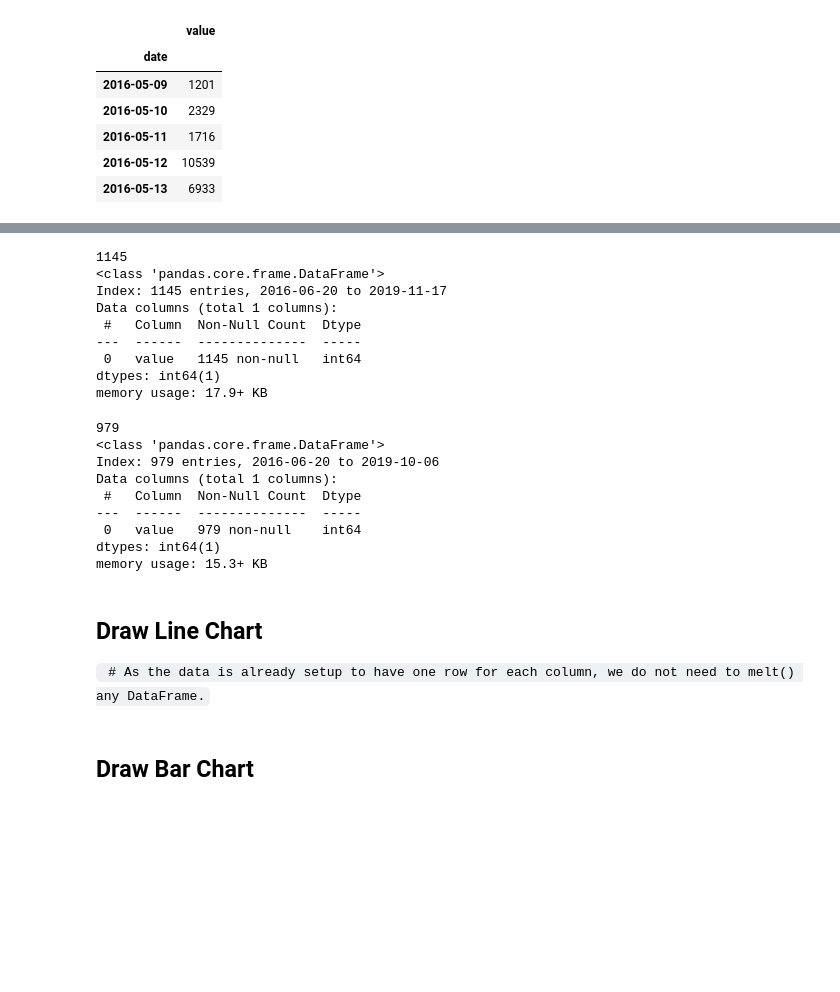
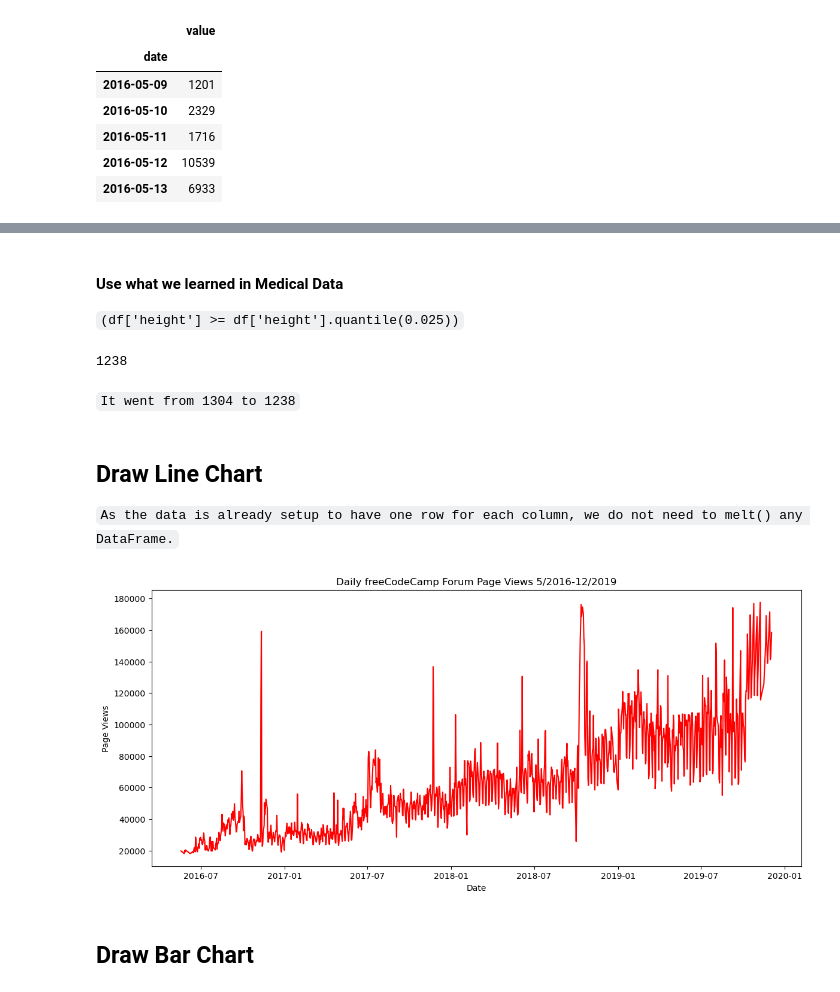
Before and after one commit to cattelia/FreeCodeCamp, a Jupyter notebook: FCC_8/finalStudies/time_series_visualizer/Exercises_1.ipynb, the cells around one changed output, grey strips where cells are left out. Drawn from its saved outputs; the diff is of its cells as text; code cells hidden in the pictures; blank space fills up the shorter version.

```diff
--- a/FCC_8/finalStudies/time_series_visualizer/Exercises_1.ipynb
+++ b/FCC_8/finalStudies/time_series_visualizer/Exercises_1.ipynb
@@ -11,6 +11,8 @@ register_matplotlib_converters()
 # %%
 # Import data (Make sure to parse dates. Consider setting index column to 'date'.)
-df = pd.read_csv('C:/Users/catte/Dropbox/Tech Learning/GitHub/FreeCodeCamp/FCC_8/finalStudies/time_series_visualizer/fcc-forum-pageviews.csv', index_col='date')
+df = pd.read_csv('C:/Users/catte/Dropbox/Tech Learning/GitHub/FreeCodeCamp/FCC_8/finalStudies/time_series_visualizer/fcc-forum-pageviews.csv')
+df["date"] = pd.to_datetime(df["date"])
+df = df.set_index('date')
 df.head()
 # %% [output]
 |  | value |
@@ -25,68 +25,41 @@ df.head()
-# %%
-# Clean data by filtering out days when the page views were in the top 2.5% of the dataset or bottom 2.5% of the dataset.
-#max = df.loc[df['value'].idxmax()]
-#min = df.loc[df['value'].idxmin()]
-
-max = df.max()
-min = df.min()
-print(len(df))
-df.info()
-# %% [output]
-1145
-<class 'pandas.core.frame.DataFrame'>
-Index: 1145 entries, 2016-06-20 to 2019-11-17
-Data columns (total 1 columns):
- #   Column  Non-Null Count  Dtype
----  ------  --------------  -----
- 0   value   1145 non-null   int64
-dtypes: int64(1)
-memory usage: 17.9+ KB
+# %% [markdown]
+#### Use what we learned in Medical Data
+`(df['height'] >= df['height'].quantile(0.025))`
 # %%
-# Use what we learned in Medical Data
-# (df['height'] >= df['height'].quantile(0.025))
-'''df = df[(df['value'] <= df['value'].quantile(0.975)) &
-        (df['value'] >= df['value'].quantile(0.025))
-        ]'''
+# Clean Data
+df = df.drop(df[(df['value']<df['value'].quantile(0.025)) |
+                (df['value']>df['value'].quantile(0.975))].index)
 
-df = df[(df.value >= df.value.quantile(0.025)) & (df.value <= df.value.quantile(0.975))]
-print(len(df))
-df.info()
+len(df)
 # %% [output]
-979
-<class 'pandas.core.frame.DataFrame'>
-Index: 979 entries, 2016-06-20 to 2019-10-06
-Data columns (total 1 columns):
- #   Column  Non-Null Count  Dtype
----  ------  --------------  -----
- 0   value   979 non-null    int64
-dtypes: int64(1)
-memory usage: 15.3+ KB
+1238
+# %% [markdown]
+`It went from 1304 to 1238`
 # %% [markdown]
 ## Draw Line Chart
-` # As the data is already setup to have one row for each column, we do not need to melt() any DataFrame.`
+`As the data is already setup to have one row for each column, we do not need to melt() any DataFrame.`
 # %%
 def draw_line_plot():
     # Draw line plot
     '''
     Create a draw_line_plot function that uses Matplotlib to draw a line chart similar to "examples/Figure_1.png".
     The title should be Daily freeCodeCamp Forum Page Views 5/2016-12/2019.
     The label on the x axis should be 'Date' and the label on the y axis should be 'Page Views'.
     '''
     # Copy the Dataframe
     line_plt = df
 
-    '''    plt.figure(figsize=(16, 9))
+    plt.figure(figsize=(14, 6))
     plt.xlabel("Date")
     plt.ylabel("Page Views")
     plt.title("Daily freeCodeCamp Forum Page Views 5/2016-12/2019")
-    plt.plot(line_plt.index, line_plt.value, color='red')'''
-
-
-
+    plt.plot(line_plt.index, line_plt.value, color='red')
 
     # Save image and return fig (don't change this part)
     #fig.savefig('line_plot.png')
     #return fig
 draw_line_plot()
+# %% [output]
+[figure, added]
 # %% [markdown]
 ## Draw Bar Chart
```
Also changed, not shown: parts of 6 cells of this notebook, 1 other file.
